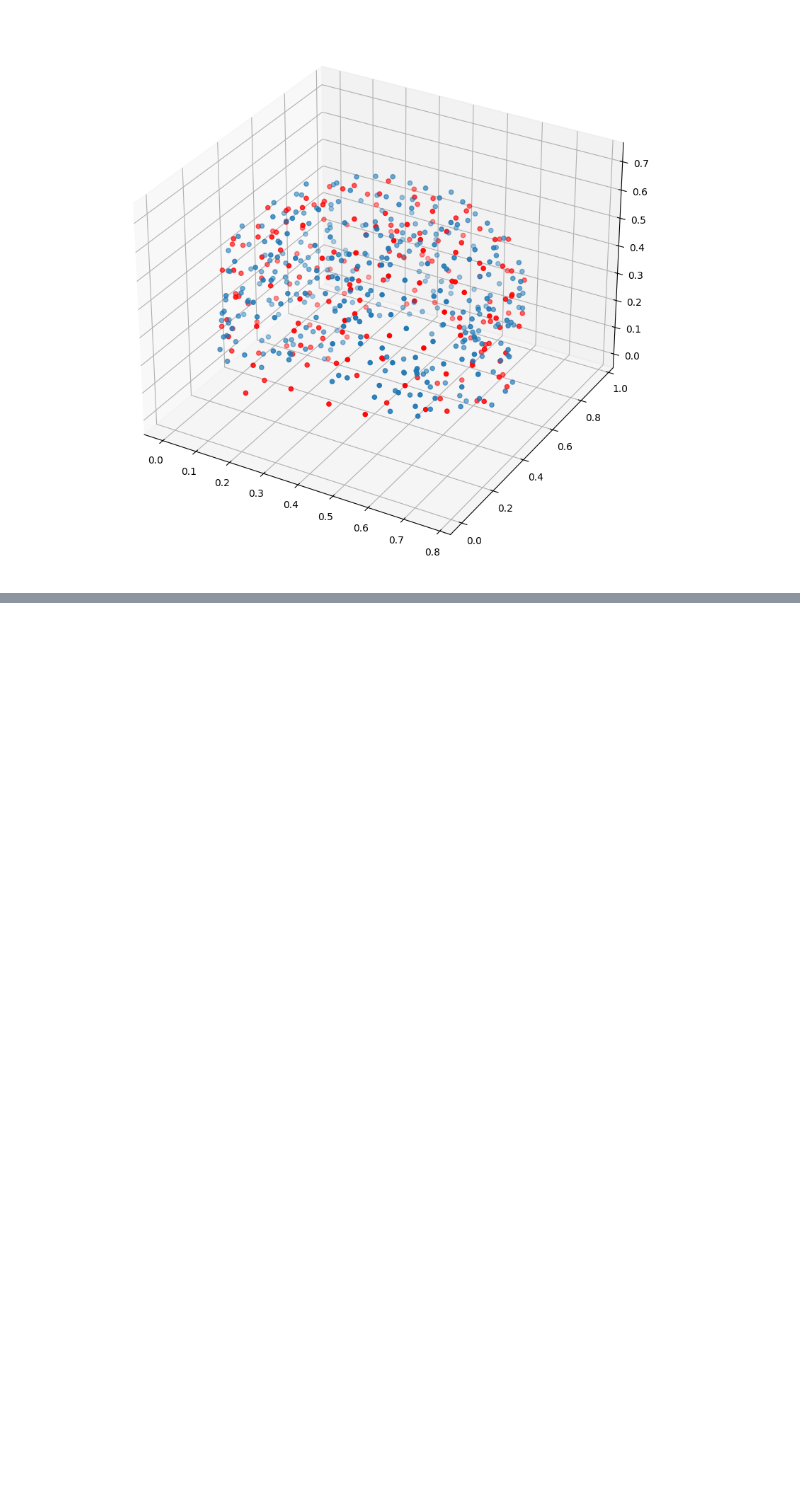
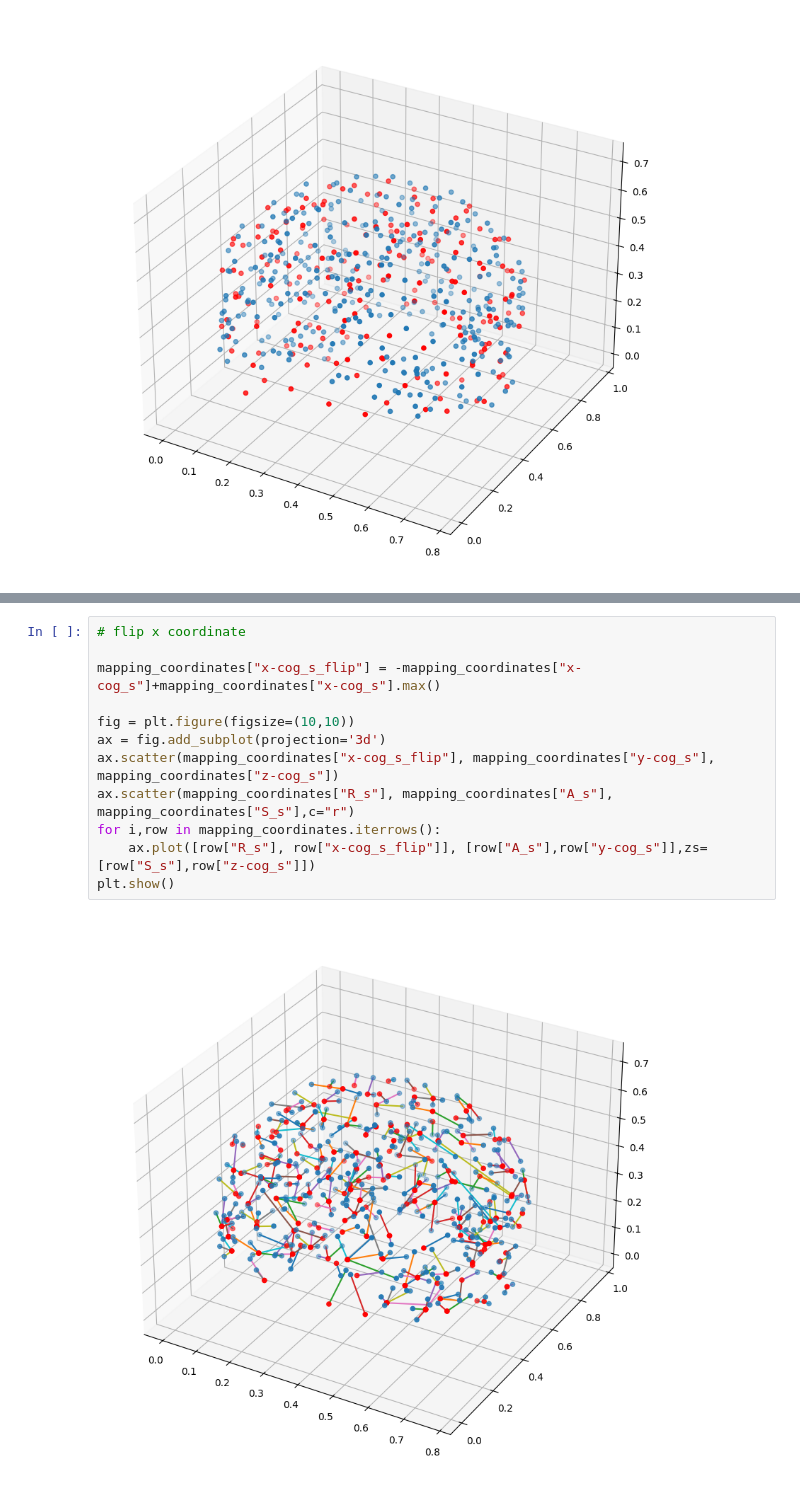
Before and after one commit to Katterrina/fimuni_thesis, a Jupyter notebook: notebooks/centroids_and_parcellations/DICE_XX_ED_check.ipynb, the cells around one changed output, grey strips where cells are left out. Saved outputs shown, nothing was run; the diff lists cells and outputs as text; blank space fills up the shorter version.

```diff
--- a/notebooks/centroids_and_parcellations/DICE_XX_ED_check.ipynb
+++ b/notebooks/centroids_and_parcellations/DICE_XX_ED_check.ipynb
@@ -182,0 +183,14 @@ plt.show()
+# %%
+# flip x coordinate
+
+mapping_coordinates["x-cog_s_flip"] = -mapping_coordinates["x-cog_s"]+mapping_coordinates["x-cog_s"].max()
+
+fig = plt.figure(figsize=(10,10))
+ax = fig.add_subplot(projection='3d')
+ax.scatter(mapping_coordinates["x-cog_s_flip"], mapping_coordinates["y-cog_s"], mapping_coordinates["z-cog_s"])
+ax.scatter(mapping_coordinates["R_s"], mapping_coordinates["A_s"], mapping_coordinates["S_s"],c="r")
+for i,row in mapping_coordinates.iterrows():
+    ax.plot([row["R_s"], row["x-cog_s_flip"]], [row["A_s"],row["y-cog_s"]],zs=[row["S_s"],row["z-cog_s"]])
+plt.show()
+# %% [output]
+[figure, added]
```
Also changed, not shown: parts of 4 cells of this notebook, 3 other files.
